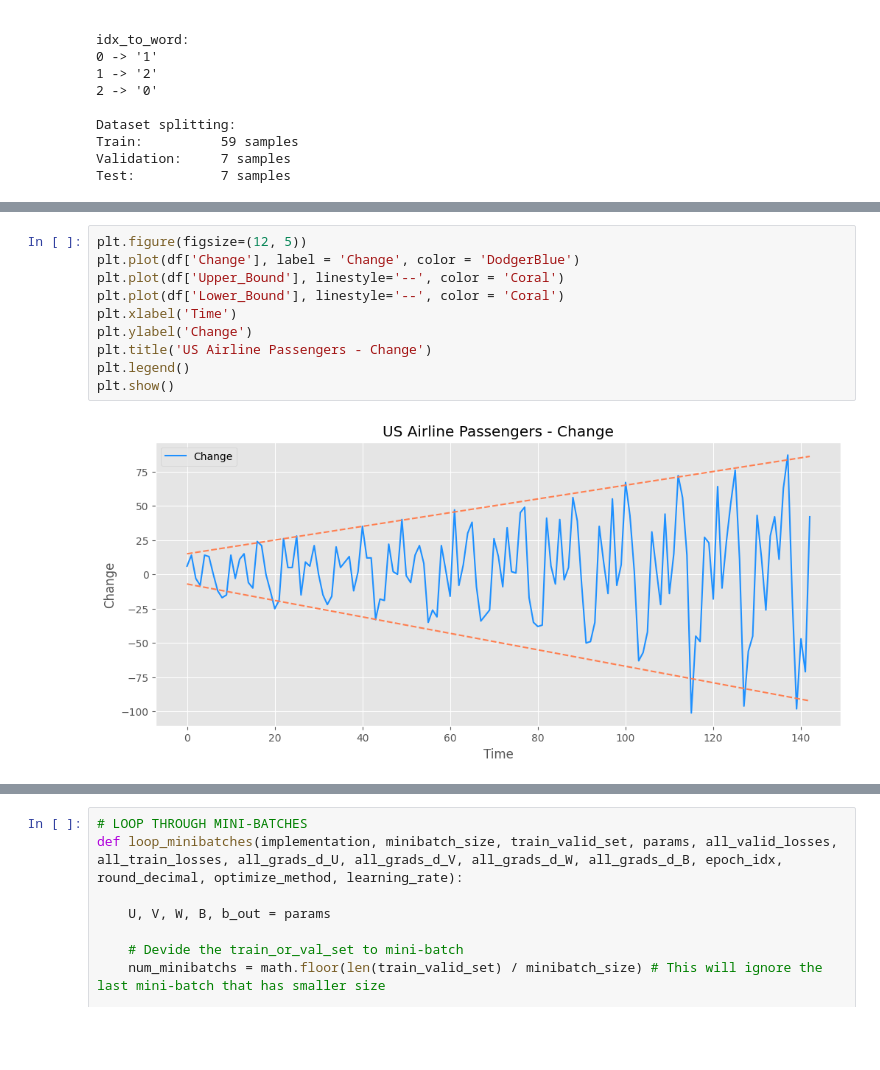
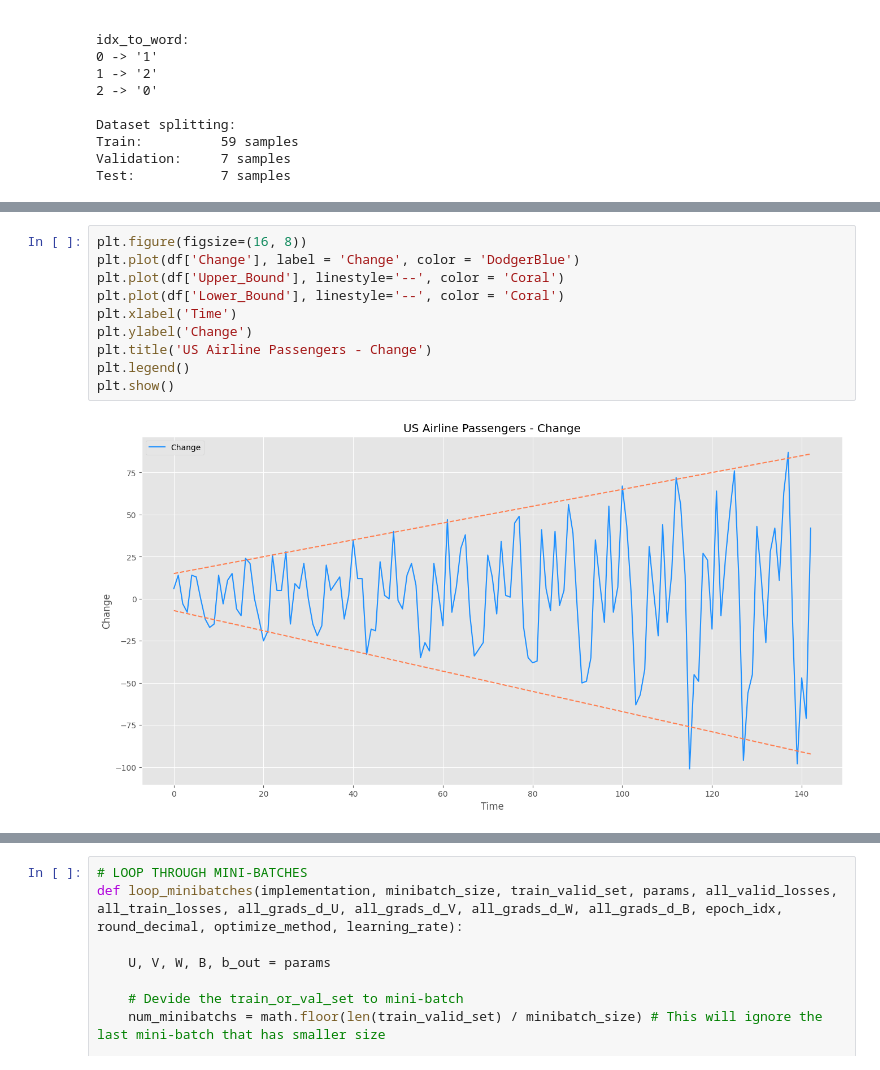
Before and after one commit to baobuiquang/ParallelLSTM, a Jupyter notebook: LSTM.ipynb, the cells around one changed output, grey strips where cells are left out. Drawn from its saved outputs; the diff is of its cells as text; blank space fills up the shorter version.

```diff
--- a/LSTM.ipynb
+++ b/LSTM.ipynb
@@ -408,15 +538,15 @@ plt.show()
 # %%
-plt.figure(figsize=(12, 5))
+plt.figure(figsize=(16, 8))
 plt.plot(df['Change'], label = 'Change', color = 'DodgerBlue')
 plt.plot(df['Upper_Bound'], linestyle='--', color = 'Coral')
 plt.plot(df['Lower_Bound'], linestyle='--', color = 'Coral')
 plt.xlabel('Time')
 plt.ylabel('Change')
 plt.title('US Airline Passengers - Change')
 plt.legend()
 plt.show()
 # %% [output]
-[figure, old version]
+[figure, new version]
 # %%
 print('Centroids:')
 print([round(c,3) for c in centroids])
```
Also changed, not shown: parts of 55 cells of this notebook, 6 other files.
